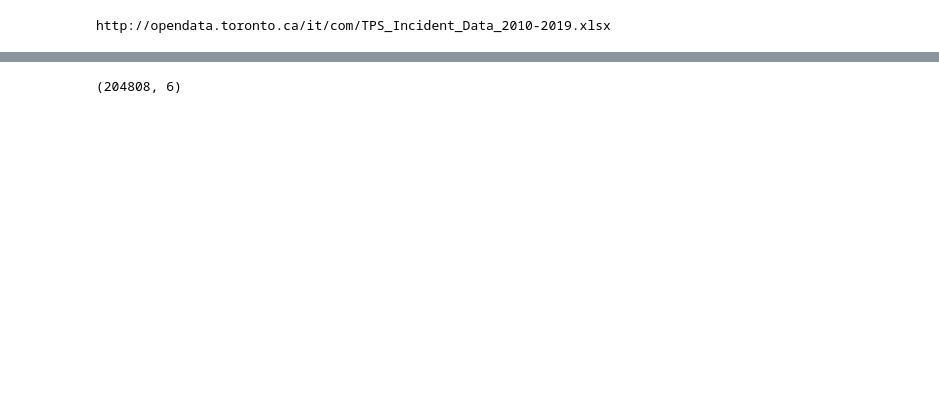
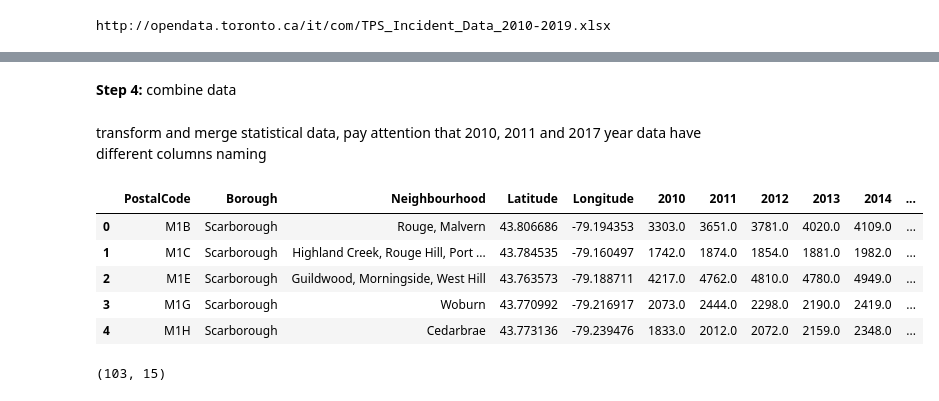
Before and after one commit to mukonin/Coursera_Capstone, a Jupyter notebook: Emergency Facilities Prediction.ipynb, the cells around one changed output, grey strips where cells are left out. Saved outputs shown, nothing was run; the diff lists cells and outputs as text; code cells hidden in the pictures; blank space fills up the shorter version.

```diff
--- a/Emergency Facilities Prediction.ipynb
+++ b/Emergency Facilities Prediction.ipynb
@@ -29,0 +42,3 @@ See the caveats in the documentation: http://pandas.pydata.org/pandas-docs/stabl
+# %%
+geo_df = pd.read_csv('https://cocl.us/Geospatial_data')
+geo_df = geo_df.rename(columns = {'Postal Code': 'PostalCode'})
@@ -29,0 +54,2 @@ See the caveats in the documentation: http://pandas.pydata.org/pandas-docs/stabl
+# %%
+data_with_geo = pd.merge(neighborhood_df, geo_df[['PostalCode', 'Latitude', 'Longitude']], on = 'PostalCode')
@@ -58,0 +115,4 @@ emergency_df.head()
+# %% [markdown]
+**Step 4:** combine data
+# %% [markdown]
+transform and merge statistical data, pay attention that 2010, 2011 and 2017 year data have different columns naming
@@ -59,4 +131,13 @@ emergency_df.head()
+# %%
+data_with_geo.head()
+# %% [output]
+|  | PostalCode | Borough | Neighbourhood | Latitude | Longitude | 2010 | 2011 | 2012 | 2013 | 2014 | ... |
+| 0 | M1B | Scarborough | Rouge, Malvern | 43.806686 | -79.194353 | 3303.0 | 3651.0 | 3781.0 | 4020.0 | 4109.0 | ... |
+| 1 | M1C | Scarborough | Highland Creek, Rouge Hill, Port ... | 43.784535 | -79.160497 | 1742.0 | 1874.0 | 1854.0 | 1881.0 | 1982.0 | ... |
+| 2 | M1E | Scarborough | Guildwood, Morningside, West Hill | 43.763573 | -79.188711 | 4217.0 | 4762.0 | 4810.0 | 4780.0 | 4949.0 | ... |
+| 3 | M1G | Scarborough | Woburn | 43.770992 | -79.216917 | 2073.0 | 2444.0 | 2298.0 | 2190.0 | 2419.0 | ... |
+| 4 | M1H | Scarborough | Cedarbrae | 43.773136 | -79.239476 | 1833.0 | 2012.0 | 2072.0 | 2159.0 | 2348.0 | ... |
 # %%
-emergency_df.shape
+data_with_geo.shape
 # %% [output]
-(204808, 6)
+(103, 15)
```
Also changed, not shown: parts of 35 cells of this notebook.
